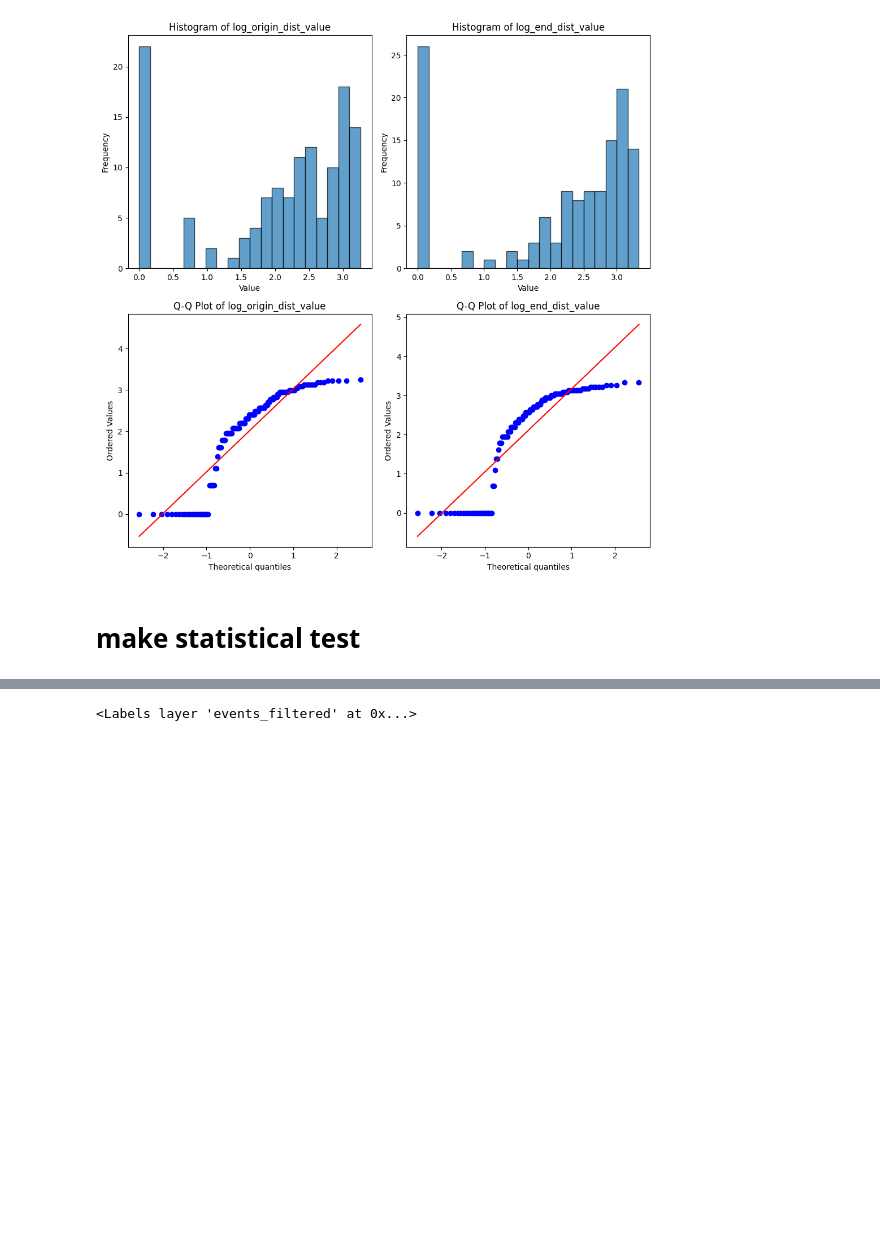
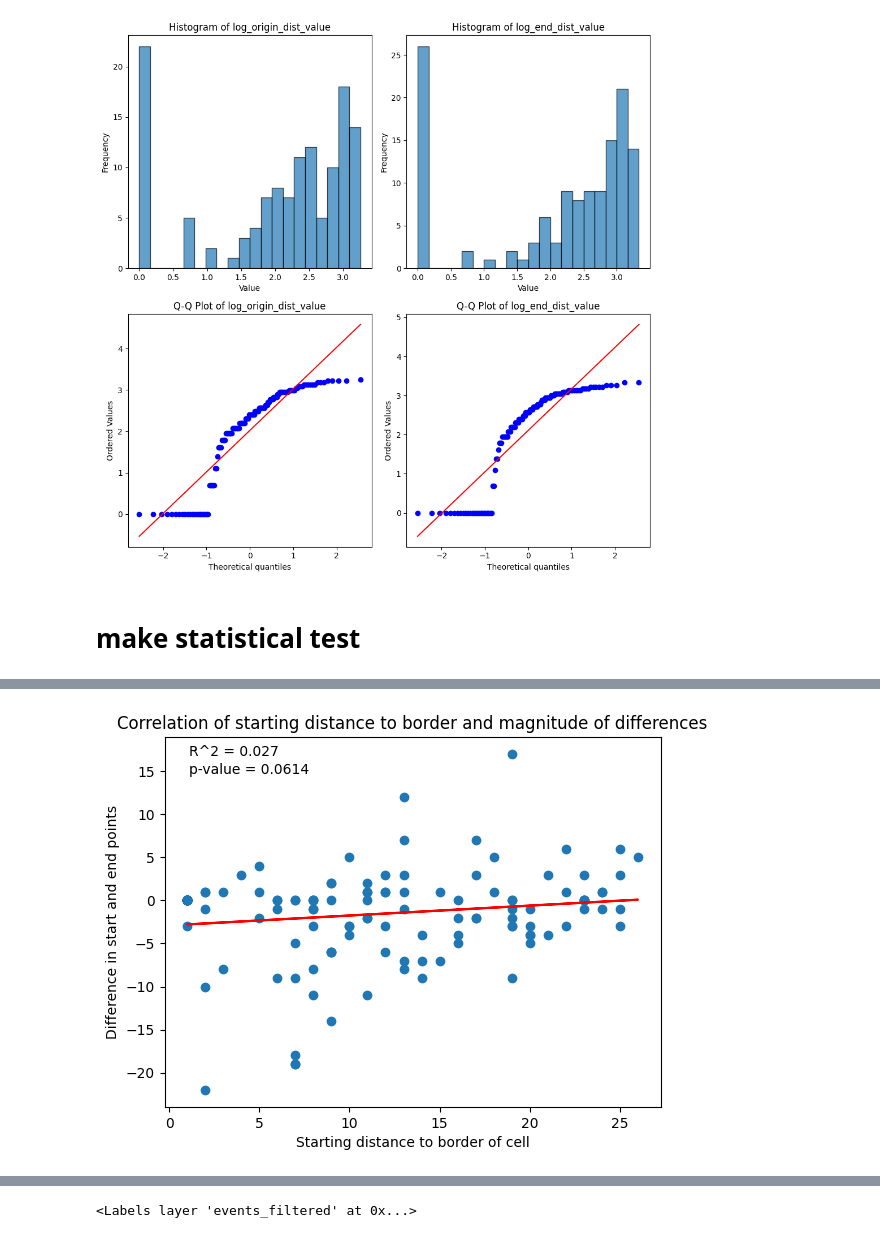
Before and after one commit to leaBroe/arcospx_analysis_quantification_correlation, a Jupyter notebook: arcospx_analysis_nb_finished.ipynb, the cells around one changed output, grey strips where cells are left out. Saved outputs shown, nothing was run; the diff lists cells and outputs as text; code cells hidden in the pictures; blank space fills up the shorter version.

```diff
--- a/arcospx_analysis_nb_finished.ipynb
+++ b/arcospx_analysis_nb_finished.ipynb
@@ -927,0 +985,32 @@ Wilcoxon signed-rank test results: statistic = 1259.0 , p-value = 0.000586322216
+# %%
+import matplotlib.pyplot as plt
+import numpy as np
+import scipy.stats as stats
+
+# Assuming merged_df_full['origin_dist_value'] and merged_df_full['delta_start_end'] are defined
+x = merged_df_full['origin_dist_value']
+y = merged_df_full['delta_start_end']
+
+# Perform linear regression
+slope, intercept, r_value, p_value, std_err = stats.linregress(x, y)
+
+# Calculate R^2 value
+r_squared = r_value**2
+
+# Scatter plot
+plt.scatter(x, y)
+plt.xlabel('Starting distance to border of cell')
+plt.ylabel('Difference in start and end points')
+plt.title("Correlation of starting distance to border and magnitude of differences")
+
+# Plot the regression line
+regression_line = slope * x + intercept
+plt.plot(x, regression_line, color='red')  # You can change the color if needed
+
+# Annotate the plot with R^2 and p-value
+plt.annotate(f'R^2 = {r_squared:.3f}', xy=(0.05, 0.95), xycoords='axes fraction')
+plt.annotate(f'p-value = {p_value:.3g}', xy=(0.05, 0.90), xycoords='axes fraction')
+
+plt.show()
+# %% [output]
+[figure, added]
```
Also changed, not shown: parts of 10 cells of this notebook.
